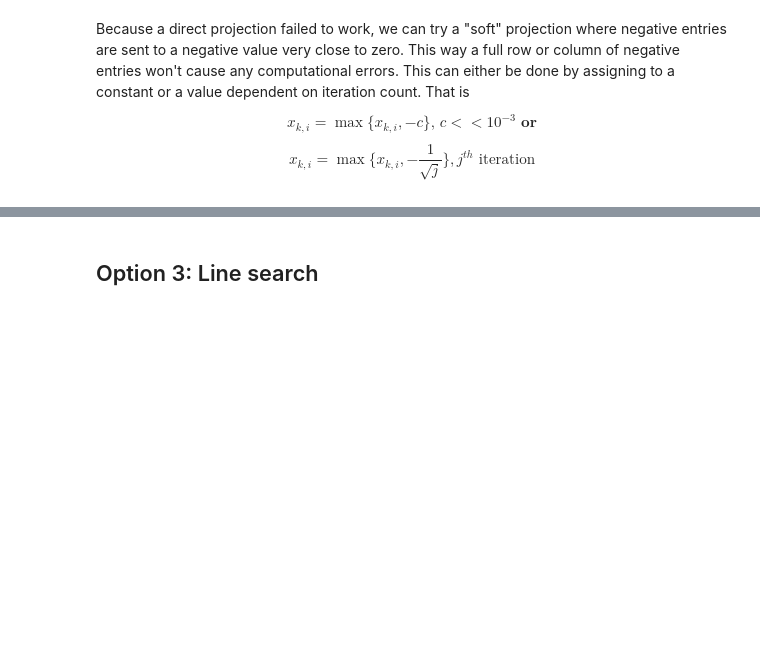
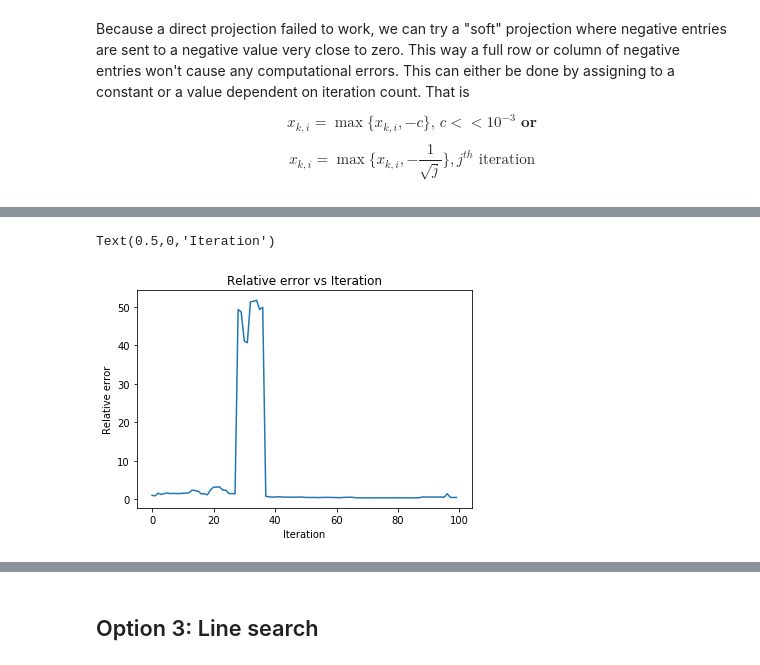
Before and after one commit to chauedwin/mf-algorithms, a Jupyter notebook: nmfAlgorithms.ipynb, the cells around one changed output, grey strips where cells are left out. Drawn from its saved outputs; the diff is of its cells as text; code cells hidden in the pictures; blank space fills up the shorter version.

```diff
--- a/nmfAlgorithms.ipynb
+++ b/nmfAlgorithms.ipynb
@@ -436,6 +449,12 @@ print(A)
 print(S)
 #print(np.round(approx, 1))
 print(np.linalg.norm(X - approx) / np.linalg.norm(X))
+
+plt.plot(error)
+plt.title("Relative error vs Iteration")
+plt.ylabel("Relative error")
+plt.xlabel("Iteration")
+plt.show()
 # %% [output]
 [[ 0.66379465  0.51488911  0.94459476]
  [-0.00001     0.2382541  -0.00001   ]
@@ -459,3 +478,5 @@ print(np.linalg.norm(X - approx) / np.linalg.norm(X))
+Text(0.5,0,'Iteration')
+[figure, added]
 # %%
 np.random.seed(1)
 A, S, error = nmfrk2(X, softproji, k = 3, niter = 100, kacziter = 1000, reinit = 1)
```
Also changed, not shown: parts of 12 cells of this notebook.
